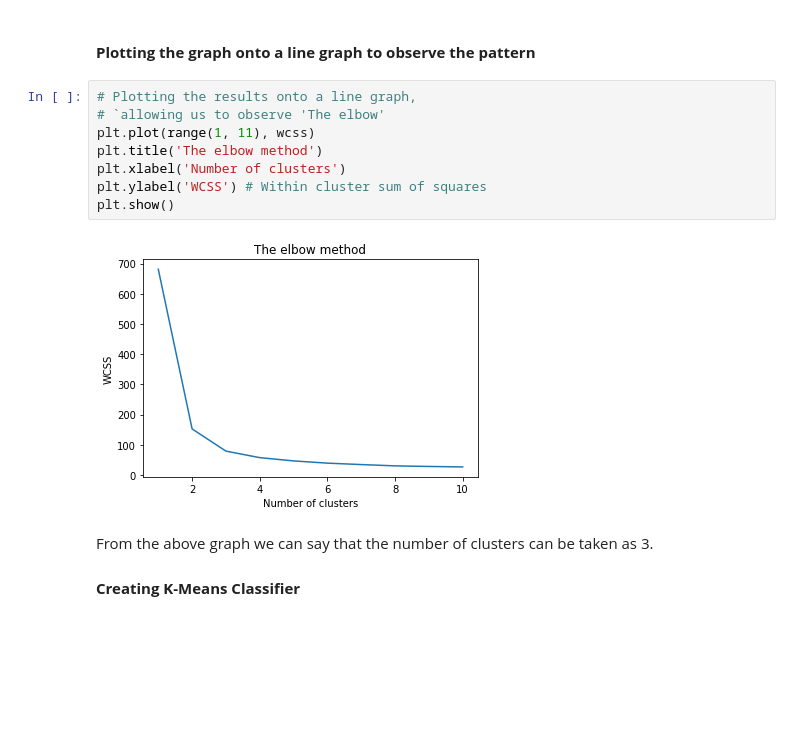
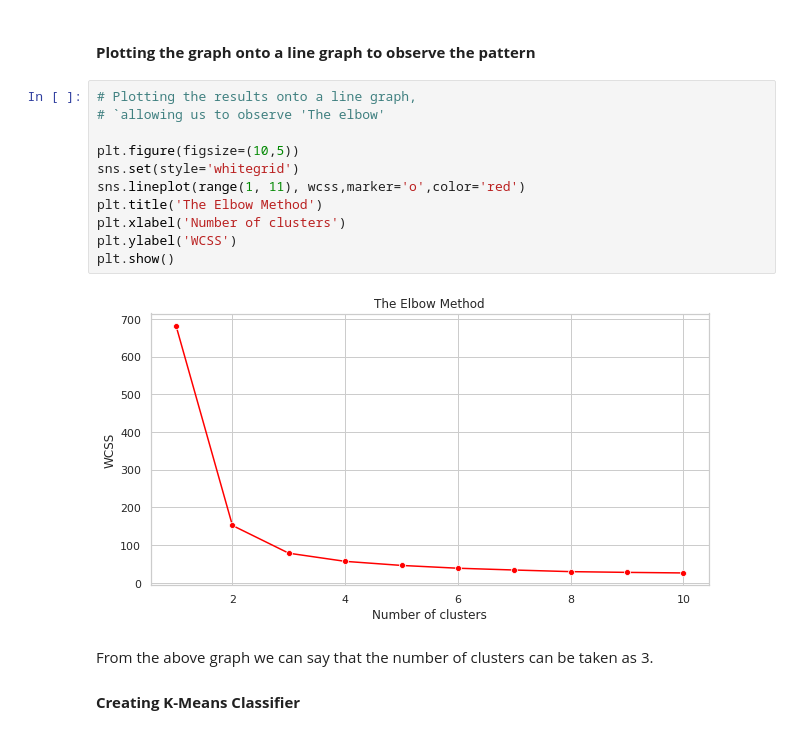
Before and after one commit to urmisen/The-Sparks-Foundation-Tasks, a Jupyter notebook: Task_2_Prediction using Unsupervised ML/Predicting_optimum_number_of_clusters(Kmeans).ipynb, the cells around one changed output. Saved outputs shown, nothing was run; the diff lists cells and outputs as text; blank space fills up the shorter version.

```diff
--- a/Task_2_Prediction using Unsupervised ML/Predicting_optimum_number_of_clusters(Kmeans).ipynb
+++ b/Task_2_Prediction using Unsupervised ML/Predicting_optimum_number_of_clusters(Kmeans).ipynb
@@ -168,13 +167,16 @@ for i in range(1, 11):
 # %%
 # Plotting the results onto a line graph,
 # `allowing us to observe 'The elbow'
-plt.plot(range(1, 11), wcss)
-plt.title('The elbow method')
+
+plt.figure(figsize=(10,5))
+sns.set(style='whitegrid')
+sns.lineplot(range(1, 11), wcss,marker='o',color='red')
+plt.title('The Elbow Method')
 plt.xlabel('Number of clusters')
-plt.ylabel('WCSS') # Within cluster sum of squares
+plt.ylabel('WCSS')
 plt.show()
 # %% [output]
-[figure, old version]
+[figure, new version]
 # %% [markdown]
 From the above graph we can say that the number of clusters can be taken as 3.
 #### **Creating K-Means Classifier**
```
Also changed, not shown: parts of 6 cells of this notebook, 2 other files.
